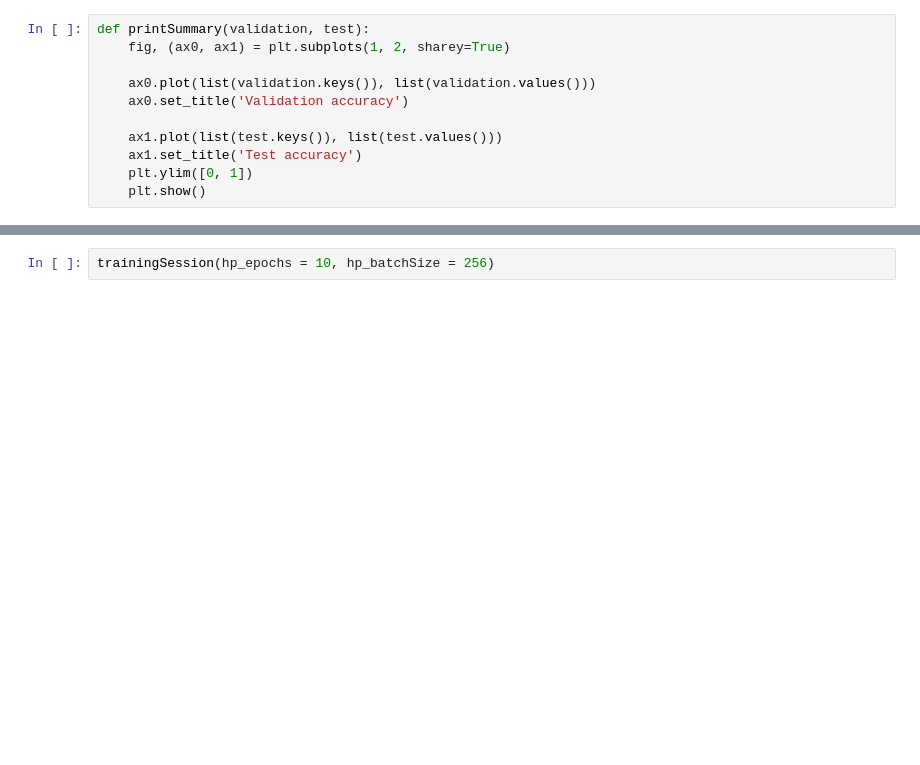
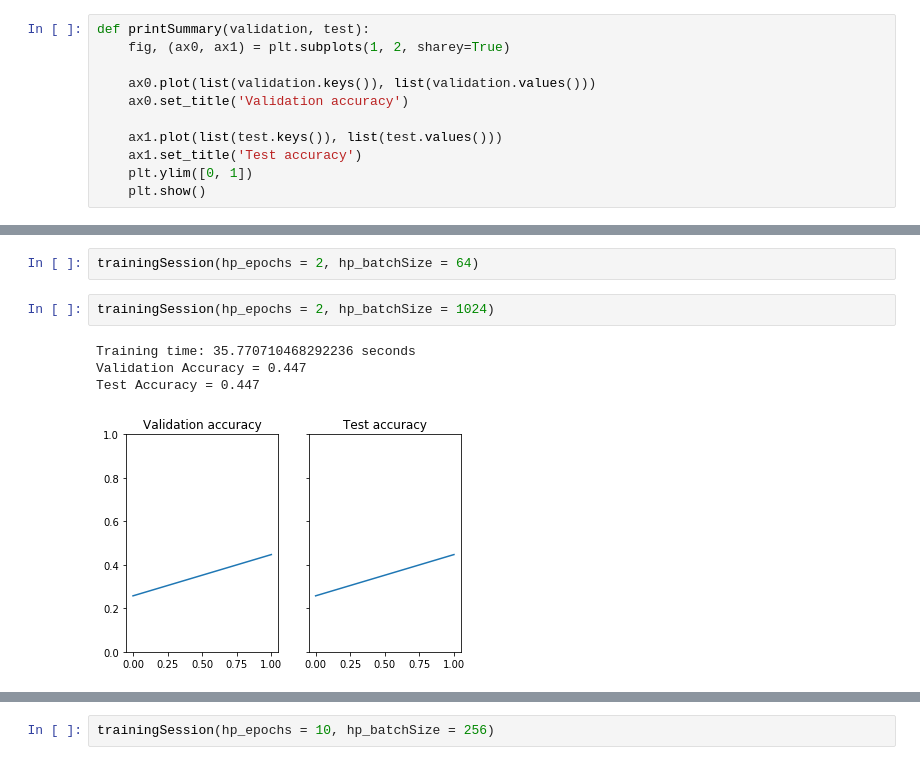
Before and after one commit to mahumberto/course-udacity-selfDrivingCarND, a Jupyter notebook: term1-computerVision-DeepLearning/06-proj-trafficSignClassifier/03-proj-trafficSignClassifier.ipynb, the cells around one changed output, grey strips where cells are left out. Drawn from its saved outputs; the diff is of its cells as text; blank space fills up the shorter version.

```diff
--- a/term1-computerVision-DeepLearning/06-proj-trafficSignClassifier/03-proj-trafficSignClassifier.ipynb
+++ b/term1-computerVision-DeepLearning/06-proj-trafficSignClassifier/03-proj-trafficSignClassifier.ipynb
@@ -397,0 +473,9 @@ Training time: 213.52553462982178 seconds
+# %%
+trainingSession(hp_epochs = 2, hp_batchSize = 64)
+# %%
+trainingSession(hp_epochs = 2, hp_batchSize = 1024)
+# %% [output]
+Training time: 35.770710468292236 seconds
+Validation Accuracy = 0.447
+Test Accuracy = 0.447
+[figure, added]
```
Also changed, not shown: parts of 12 cells of this notebook.
